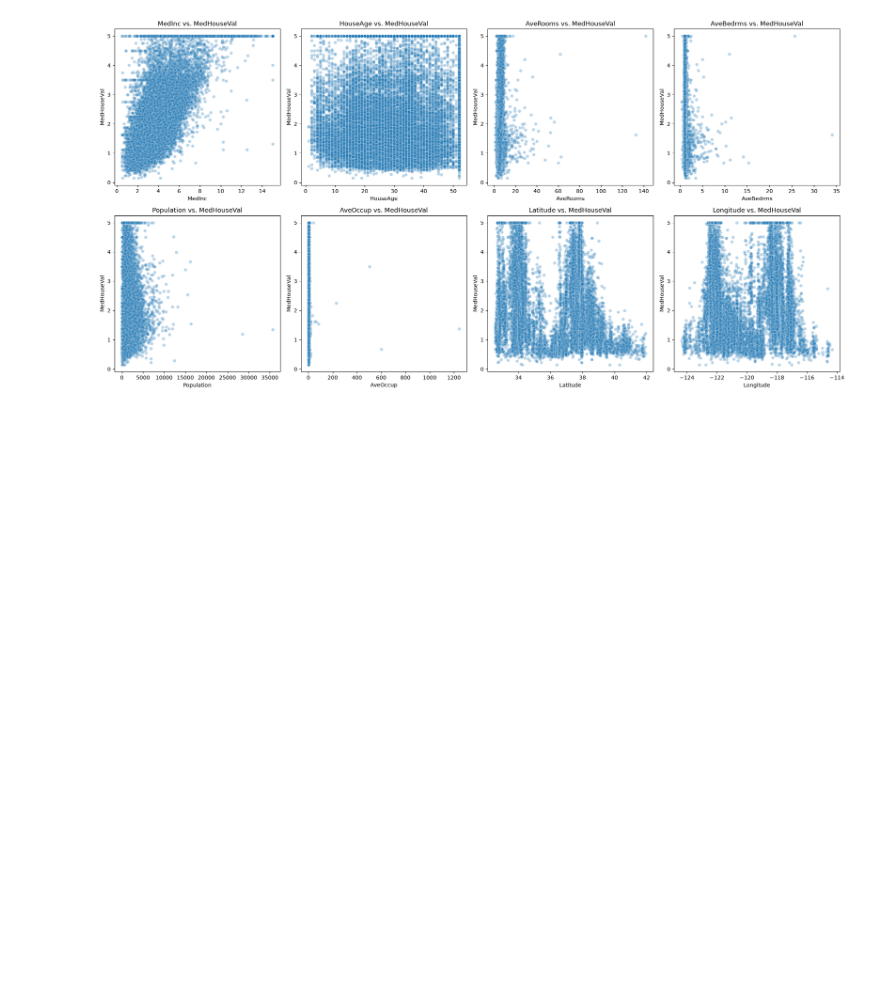
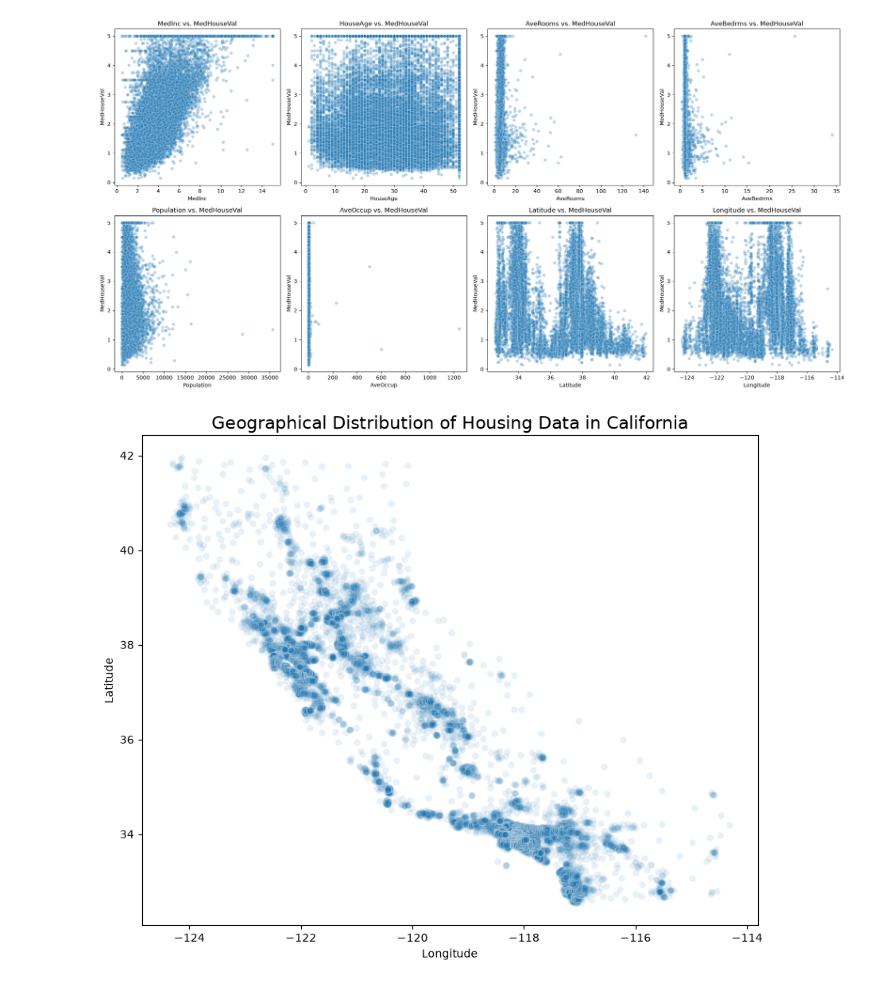
Before and after one commit to Rupesh-AI404/real-estate-price-prediction, a Jupyter notebook: real-estate-analysis.ipynb, the cells around one changed output. Cells and saved outputs as stored; diff of their text form; code cells hidden in the pictures; blank space fills up the shorter version.

```diff
--- a/real-estate-analysis.ipynb
+++ b/real-estate-analysis.ipynb
@@ -240,3 +240,28 @@ plt.tight_layout()
 plt.show()
 # %% [output]
 [figure]
+# %%
+# Set a good figure size to make the plot look like a map.
+plt.figure(figsize=(10, 8))
+
+# Create the scatter plot with Longitude on the x-axis and Latitude on the y-axis.
+# This is the key part of this task.
+sns.scatterplot(
+    data=housing_df,
+    x='Longitude',
+    y='Latitude',
+    # Here is the crucial parameter for handling overplotting.
+    # A low alpha value makes points transparent, so areas with many points become darker.
+    # This effectively creates a heat map of data point density.
+    alpha=0.1
+)
+
+# Add a descriptive title to the plot.
+plt.title('Geographical Distribution of Housing Data in California', fontsize=16)
+plt.xlabel('Longitude')
+plt.ylabel('Latitude')
+
+# Display the plot.
+plt.show()
+# %% [output]
+[figure, added]
```
Also changed, not shown: parts of 2 cells of this notebook.
